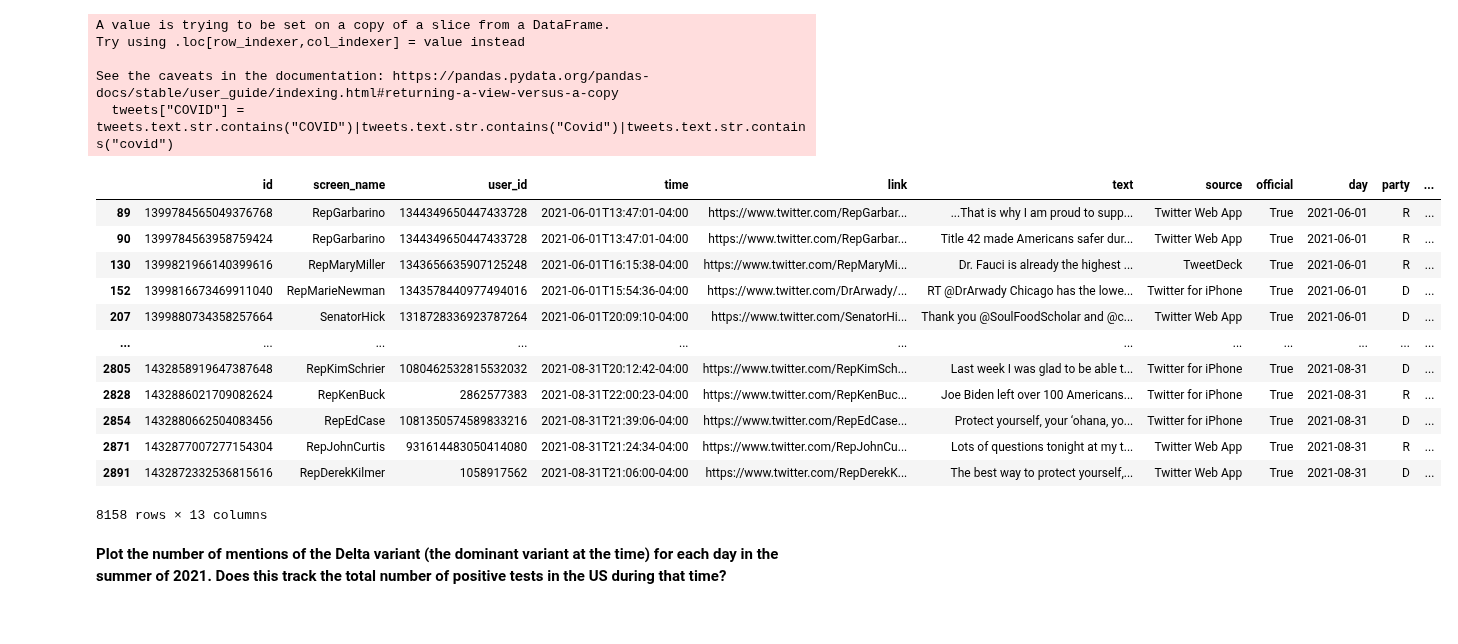
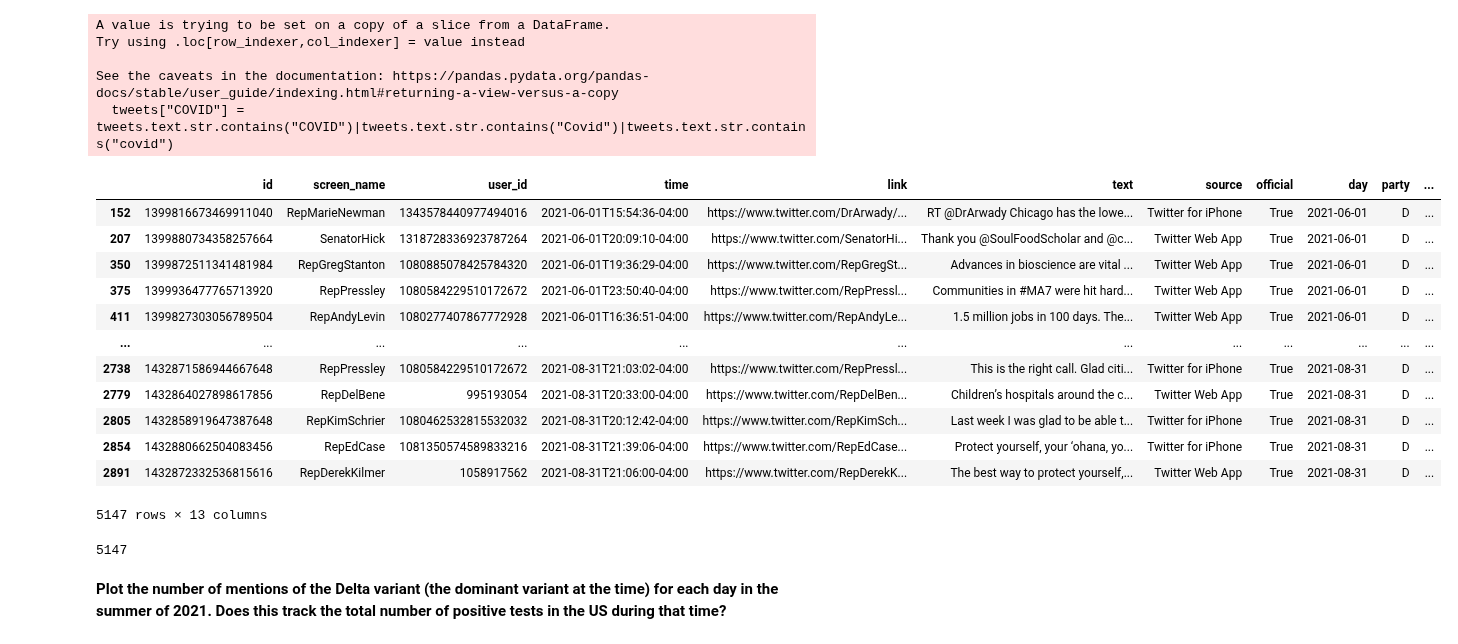
Before and after one commit to ReidelVichot/DSTEP23, a Jupyter notebook: assignments/dstep23_assignment_03_RVichot.ipynb, the cells around one changed output. Drawn from its saved outputs; the diff is of its cells as text; code cells hidden in the pictures.

```diff
--- a/assignments/dstep23_assignment_03_RVichot.ipynb
+++ b/assignments/dstep23_assignment_03_RVichot.ipynb
@@ -426,22 +426,29 @@ Try using .loc[row_indexer,col_indexer] = value instead
 
 See the caveats in the documentation: https://pandas.pydata.org/pandas-docs/stable/user_guide/indexing.html#returning-a-view-versus-a-copy
   tweets["COVID"] = tweets.text.str.contains("COVID")|tweets.text.str.contains("Covid")|tweets.text.str.contains("covid")
-# %%
-tweets[tweets['COVID']]
-# %% [output]
-|  | id | screen_name | user_id | time | link | text | source | official | day | party | ... |
-| 89 | 1399784565049376768 | RepGarbarino | 1344349650447433728 | 2021-06-01T13:47:01-04:00 | https://www.twitter.com/RepGarbar... | ...That is why I am proud to supp... | Twitter Web App | True | 2021-06-01 | R | ... |
-| 90 | 1399784563958759424 | RepGarbarino | 1344349650447433728 | 2021-06-01T13:47:01-04:00 | https://www.twitter.com/RepGarbar... | Title 42 made Americans safer dur... | Twitter Web App | True | 2021-06-01 | R | ... |
-| 130 | 1399821966140399616 | RepMaryMiller | 1343656635907125248 | 2021-06-01T16:15:38-04:00 | https://www.twitter.com/RepMaryMi... | Dr. Fauci is already the highest ... | TweetDeck | True | 2021-06-01 | R | ... |
-| 152 | 1399816673469911040 | RepMarieNewman | 1343578440977494016 | 2021-06-01T15:54:36-04:00 | https://www.twitter.com/DrArwady/... | RT @DrArwady Chicago has the lowe... | Twitter for iPhone | True | 2021-06-01 | D | ... |
-| 207 | 1399880734358257664 | SenatorHick | 1318728336923787264 | 2021-06-01T20:09:10-04:00 | https://www.twitter.com/SenatorHi... | Thank you @SoulFoodScholar and @c... | Twitter Web App | True | 2021-06-01 | D | ... |
-| ... | ... | ... | ... | ... | ... | ... | ... | ... | ... | ... | ... |
-| 2805 | 1432858919647387648 | RepKimSchrier | 1080462532815532032 | 2021-08-31T20:12:42-04:00 | https://www.twitter.com/RepKimSch... | Last week I was glad to be able t... | Twitter for iPhone | True | 2021-08-31 | D | ... |
-| 2828 | 1432886021709082624 | RepKenBuck | 2862577383 | 2021-08-31T22:00:23-04:00 | https://www.twitter.com/RepKenBuc... | Joe Biden left over 100 Americans... | Twitter for iPhone | True | 2021-08-31 | R | ... |
-| 2854 | 1432880662504083456 | RepEdCase | 1081350574589833216 | 2021-08-31T21:39:06-04:00 | https://www.twitter.com/RepEdCase... | Protect yourself, your ‘ohana, yo... | Twitter for iPhone | True | 2021-08-31 | D | ... |
-| 2871 | 1432877007277154304 | RepJohnCurtis | 931614483050414080 | 2021-08-31T21:24:34-04:00 | https://www.twitter.com/RepJohnCu... | Lots of questions tonight at my t... | Twitter Web App | True | 2021-08-31 | R | ... |
-| 2891 | 1432872332536815616 | RepDerekKilmer | 1058917562 | 2021-08-31T21:06:00-04:00 | https://www.twitter.com/RepDerekK... | The best way to protect yourself,... | Twitter Web App | True | 2021-08-31 | D | ... |
-8158 rows × 13 columns
+# %%
+tweets_covid = tweets[tweets['COVID']]
+tweets_covid[tweets_covid["party"]=="D"]
+# %% [output]
+|  | id | screen_name | user_id | time | link | text | source | official | day | party | ... |
+| 152 | 1399816673469911040 | RepMarieNewman | 1343578440977494016 | 2021-06-01T15:54:36-04:00 | https://www.twitter.com/DrArwady/... | RT @DrArwady Chicago has the lowe... | Twitter for iPhone | True | 2021-06-01 | D | ... |
+| 207 | 1399880734358257664 | SenatorHick | 1318728336923787264 | 2021-06-01T20:09:10-04:00 | https://www.twitter.com/SenatorHi... | Thank you @SoulFoodScholar and @c... | Twitter Web App | True | 2021-06-01 | D | ... |
+| 350 | 1399872511341481984 | RepGregStanton | 1080885078425784320 | 2021-06-01T19:36:29-04:00 | https://www.twitter.com/RepGregSt... | Advances in bioscience are vital ... | Twitter Web App | True | 2021-06-01 | D | ... |
+| 375 | 1399936477765713920 | RepPressley | 1080584229510172672 | 2021-06-01T23:50:40-04:00 | https://www.twitter.com/RepPressl... | Communities in #MA7 were hit hard... | Twitter Web App | True | 2021-06-01 | D | ... |
+| 411 | 1399827303056789504 | RepAndyLevin | 1080277407867772928 | 2021-06-01T16:36:51-04:00 | https://www.twitter.com/RepAndyLe... | 1.5 million jobs in 100 days. The... | Twitter Web App | True | 2021-06-01 | D | ... |
+| ... | ... | ... | ... | ... | ... | ... | ... | ... | ... | ... | ... |
+| 2738 | 1432871586944667648 | RepPressley | 1080584229510172672 | 2021-08-31T21:03:02-04:00 | https://www.twitter.com/RepPressl... | This is the right call. Glad citi... | Twitter for iPhone | True | 2021-08-31 | D | ... |
+| 2779 | 1432864027898617856 | RepDelBene | 995193054 | 2021-08-31T20:33:00-04:00 | https://www.twitter.com/RepDelBen... | Children’s hospitals around the c... | Twitter Web App | True | 2021-08-31 | D | ... |
+| 2805 | 1432858919647387648 | RepKimSchrier | 1080462532815532032 | 2021-08-31T20:12:42-04:00 | https://www.twitter.com/RepKimSch... | Last week I was glad to be able t... | Twitter for iPhone | True | 2021-08-31 | D | ... |
+| 2854 | 1432880662504083456 | RepEdCase | 1081350574589833216 | 2021-08-31T21:39:06-04:00 | https://www.twitter.com/RepEdCase... | Protect yourself, your ‘ohana, yo... | Twitter for iPhone | True | 2021-08-31 | D | ... |
+| 2891 | 1432872332536815616 | RepDerekKilmer | 1058917562 | 2021-08-31T21:06:00-04:00 | https://www.twitter.com/RepDerekK... | The best way to protect yourself,... | Twitter Web App | True | 2021-08-31 | D | ... |
+5147 rows × 13 columns
+# %%
+len(tweets[tweets['COVID']])
+len(tweets[tweets['COVID']][tweets_covid["party"]=="D"])
+len(tweets[tweets['COVID']][tweets_covid["party"]=="R"])
+# %% [output]
+5147
 # %% [markdown]
 **Plot the number of mentions of the Delta variant (the dominant variant at the time) for each day in the summer of 2021.  Does this track the total number of positive tests in the US during that time?**
 # %% [markdown]
```
